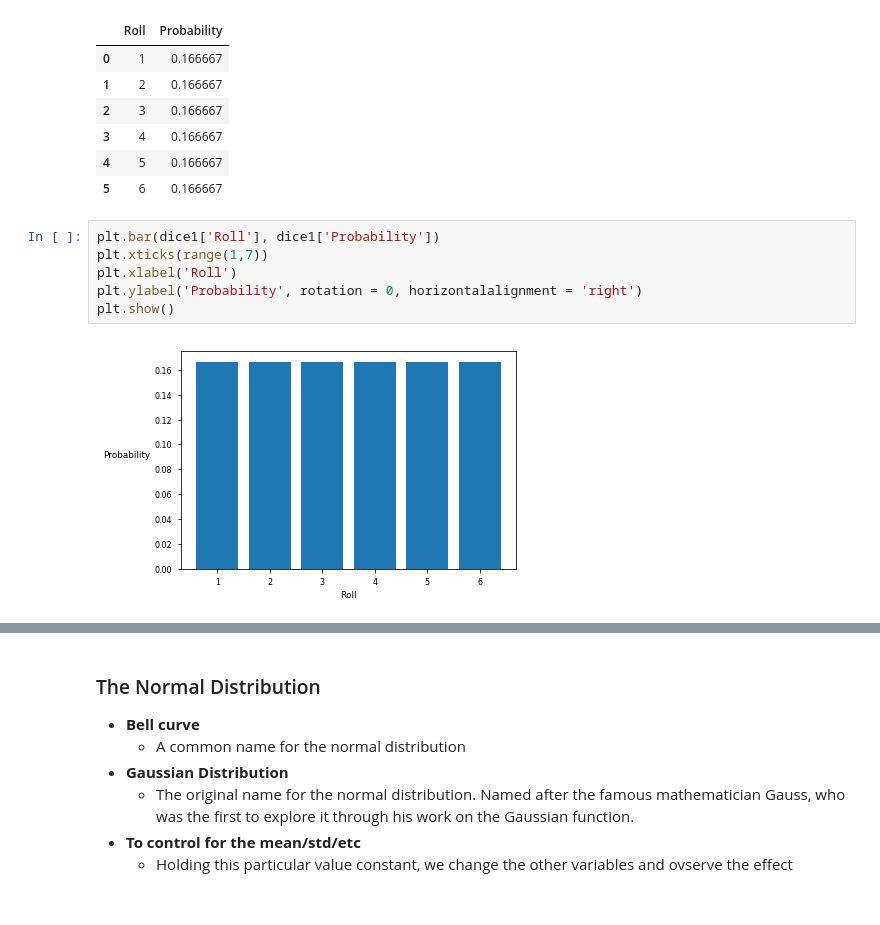
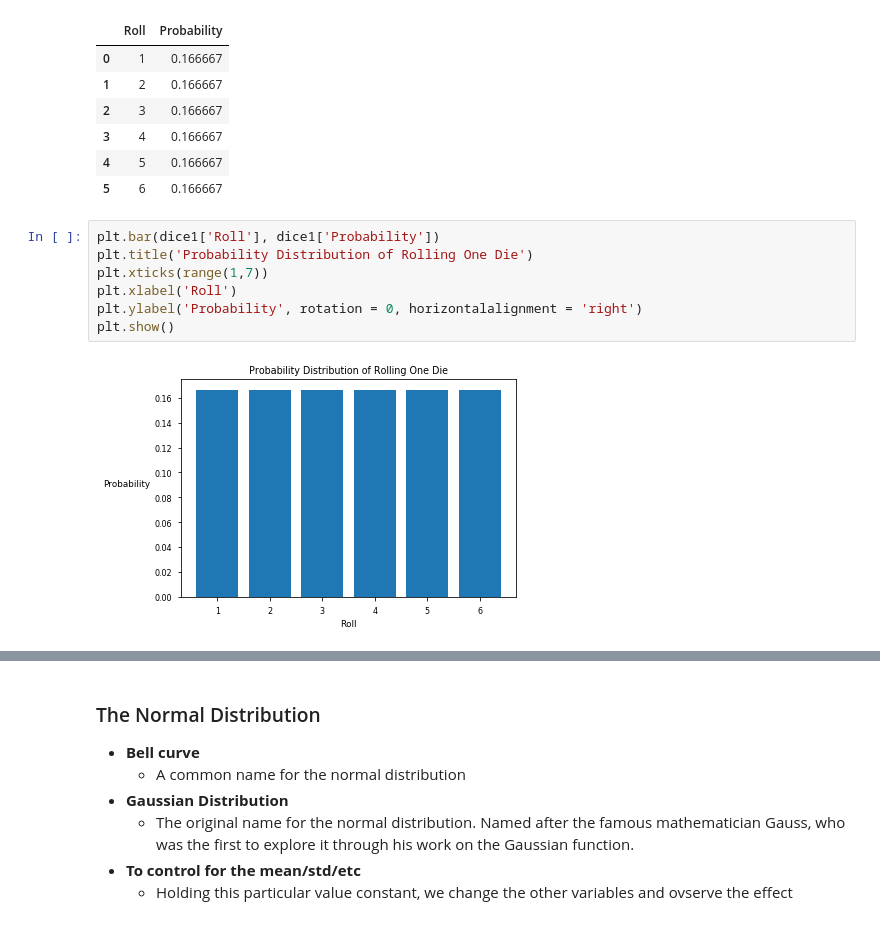
Before and after one commit to jmeguira/stats, a Jupyter notebook: stats_notebook.ipynb, the cells around one changed output, grey strips where cells are left out. Cells and saved outputs as stored; diff of their text form.

Commit message:
added to distribution section

```diff
--- a/stats_notebook.ipynb
+++ b/stats_notebook.ipynb
@@ -906,11 +906,12 @@ dice1.head(6)
 | 5 | 6 | 0.166667 |
 # %%
 plt.bar(dice1['Roll'], dice1['Probability'])
+plt.title('Probability Distribution of Rolling One Die')
 plt.xticks(range(1,7))
 plt.xlabel('Roll')
 plt.ylabel('Probability', rotation = 0, horizontalalignment = 'right')
 plt.show()
 # %% [output]
-[figure, old version]
+[figure, new version]
 # %% [markdown]
 Now let's look at the sum of rolling two dice:
```
Also changed, not shown: parts of 8 cells of this notebook.
